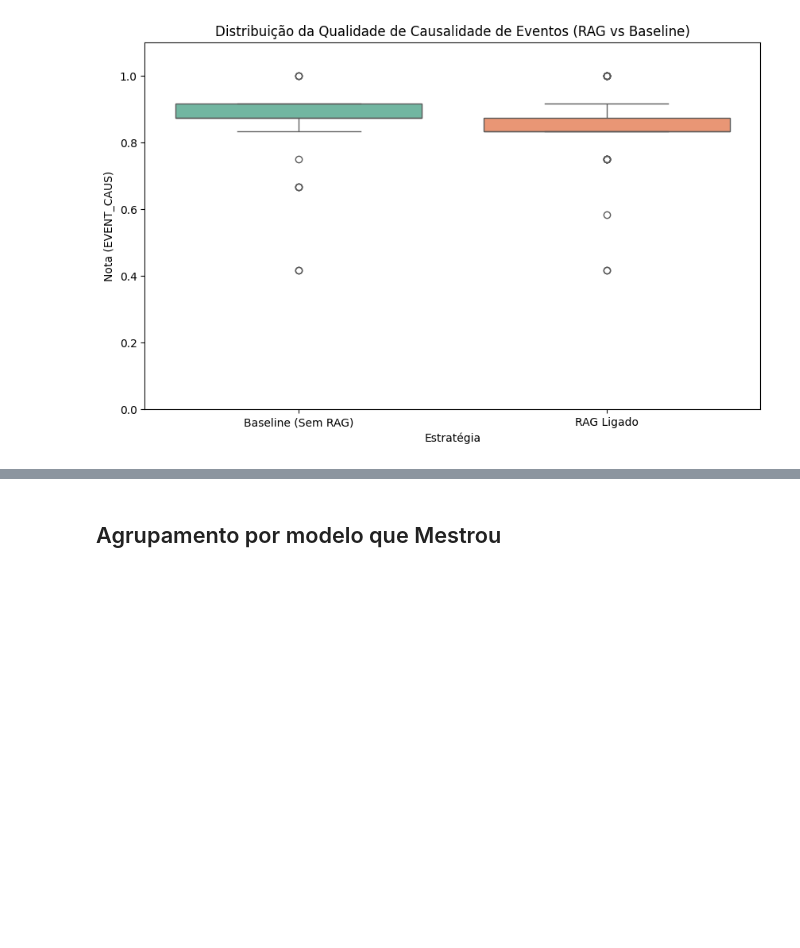
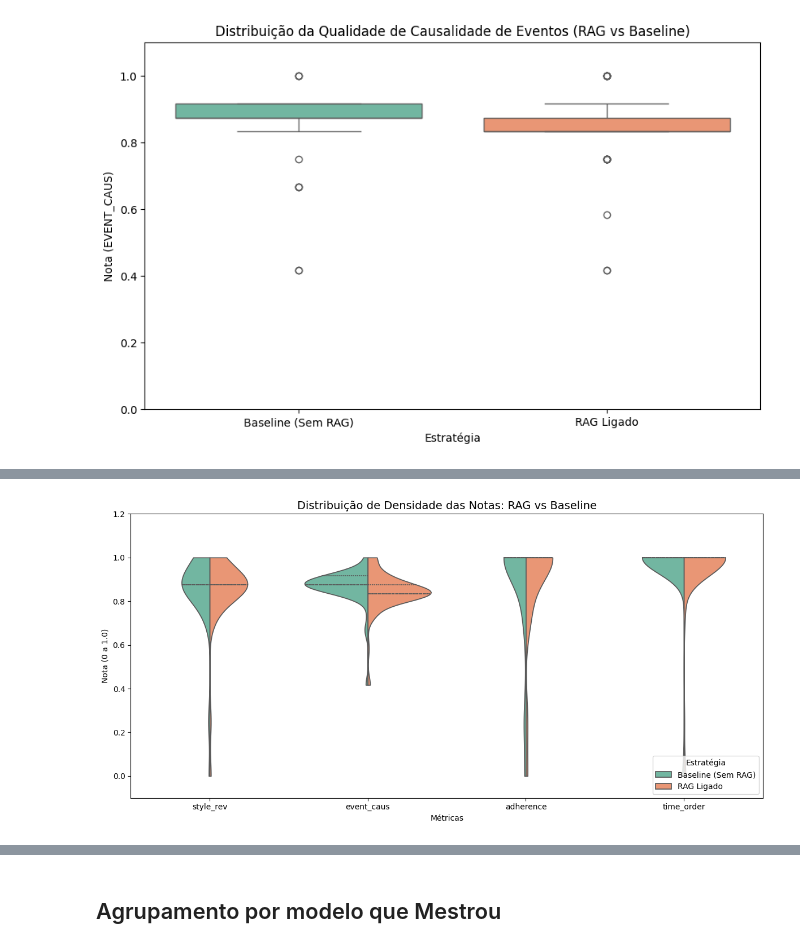
Before and after one commit to CarlosFranchN/gm-bot-tcc, a Jupyter notebook: main.ipynb, the cells around one changed output, grey strips where cells are left out. Cells and saved outputs as stored; diff of their text form; code cells hidden in the pictures; blank space fills up the shorter version.

```diff
--- a/main.ipynb
+++ b/main.ipynb
@@ -77,0 +123,27 @@ plt.show()
+# %%
+lista_metricas = ["style_rev", "event_caus", "adherence", "time_order"]
+df_melted = df.melt(id_vars=['modo_rag'], value_vars=lista_metricas, var_name='Metrica', value_name='Nota')
+
+plt.figure(figsize=(12, 6))
+# O pulo do gato é o split=True e inner='quartile' (para mostrar a mediana)
+sns.violinplot(
+    data=df_melted,
+    x='Metrica',
+    y='Nota',
+    hue='modo_rag',
+    split=True,
+    inner='quartile',
+    palette='Set2',
+    cut=0 # Impede que o gráfico desenhe notas além de 1.0 ou abaixo de 0.0
+)
+
+plt.title('Distribuição de Densidade das Notas: RAG vs Baseline', fontsize=14)
+plt.ylabel('Nota (0 a 1.0)')
+plt.xlabel('Métricas')
+plt.ylim(-0.1, 1.2) # Margem de respiro
+plt.legend(title='Estratégia', loc='lower right')
+
+plt.tight_layout()
+plt.show()
+# %% [output]
+[figure, added]
```
Also changed, not shown: parts of 14 cells of this notebook, 26 other files.
